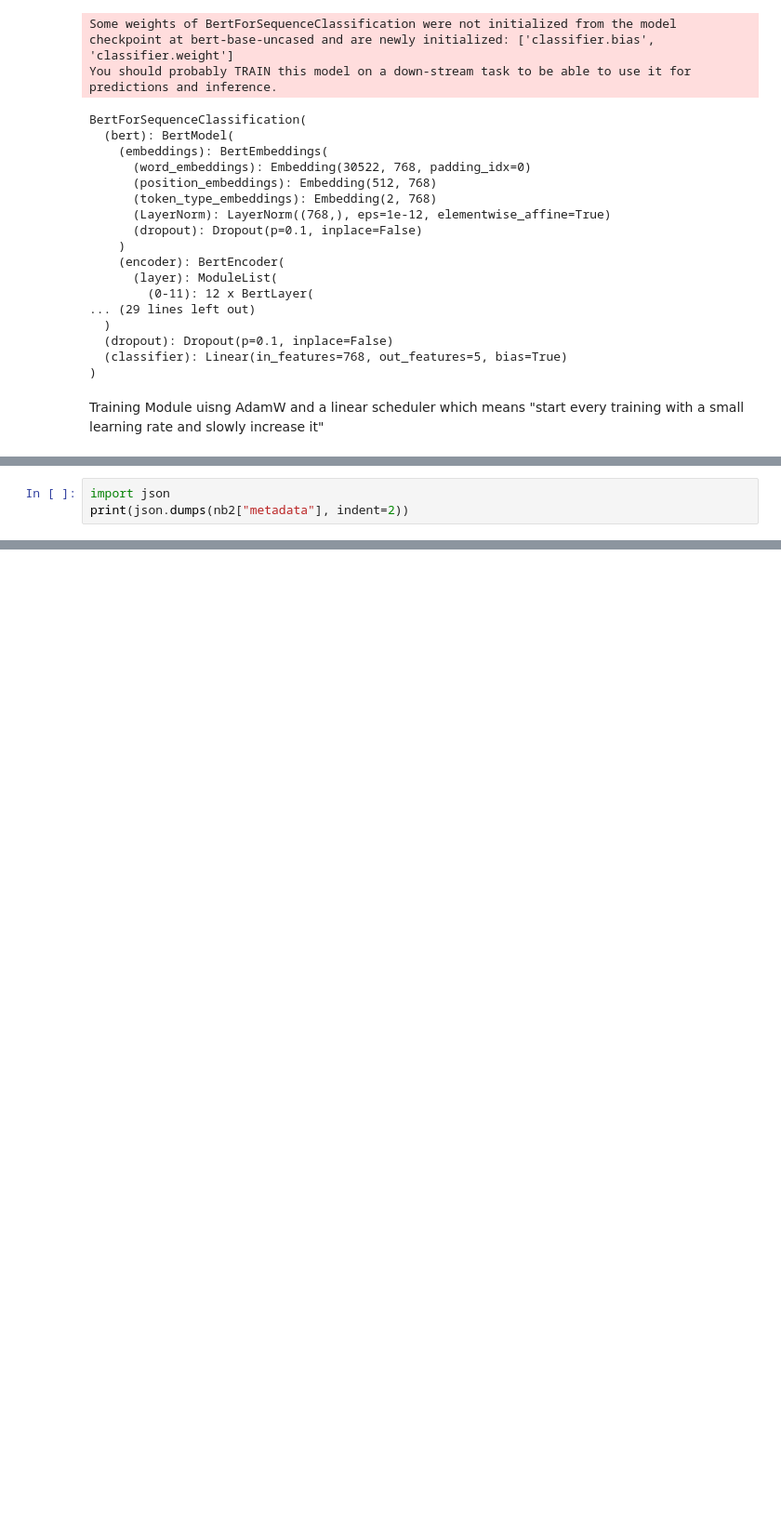
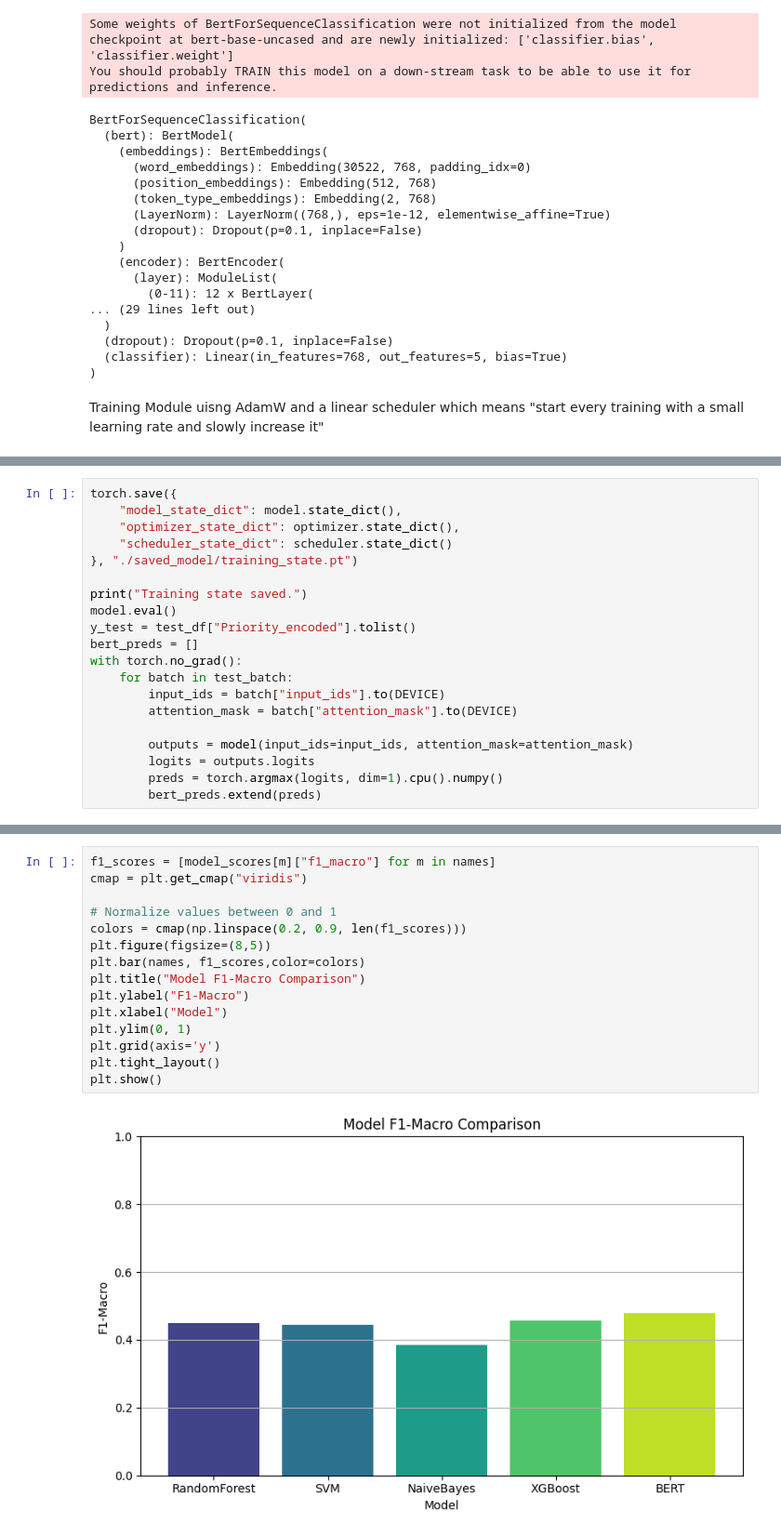
Before and after one commit to oloriafin/TeamQuals, a Jupyter notebook: Project_Del_5_TeamQuals.ipynb, the cells around one changed output, grey strips where cells are left out. Shown at 93% size. Drawn from its saved outputs; the diff is of its cells as text; blank space fills up the shorter version.

```diff
--- a/Project_Del_5_TeamQuals.ipynb
+++ b/Project_Del_5_TeamQuals.ipynb
@@ -603,4 +656,21 @@ for epoch in range(EPOCHS):
 # %%
-import json
-print(json.dumps(nb2["metadata"], indent=2))
+torch.save({
+    "model_state_dict": model.state_dict(),
+    "optimizer_state_dict": optimizer.state_dict(),
+    "scheduler_state_dict": scheduler.state_dict()
+}, "./saved_model/training_state.pt")
+
+print("Training state saved.")
+model.eval()
+y_test = test_df["Priority_encoded"].tolist()
+bert_preds = []
+with torch.no_grad():
+    for batch in test_batch:
+        input_ids = batch["input_ids"].to(DEVICE)
+        attention_mask = batch["attention_mask"].to(DEVICE)
+
+        outputs = model(input_ids=input_ids, attention_mask=attention_mask)
+        logits = outputs.logits
+        preds = torch.argmax(logits, dim=1).cpu().numpy()
+        bert_preds.extend(preds)
 # %% [output]
@@ -623,0 +771,17 @@ print(json.dumps(nb2["metadata"], indent=2))
+# %%
+f1_scores = [model_scores[m]["f1_macro"] for m in names]
+cmap = plt.get_cmap("viridis")
+
+# Normalize values between 0 and 1
+colors = cmap(np.linspace(0.2, 0.9, len(f1_scores)))
+plt.figure(figsize=(8,5))
+plt.bar(names, f1_scores,color=colors)
+plt.title("Model F1-Macro Comparison")
+plt.ylabel("F1-Macro")
+plt.xlabel("Model")
+plt.ylim(0, 1)
+plt.grid(axis='y')
+plt.tight_layout()
+plt.show()
+# %% [output]
+[figure, added]
```
Also changed, not shown: parts of 16 cells of this notebook, 10 other files.
